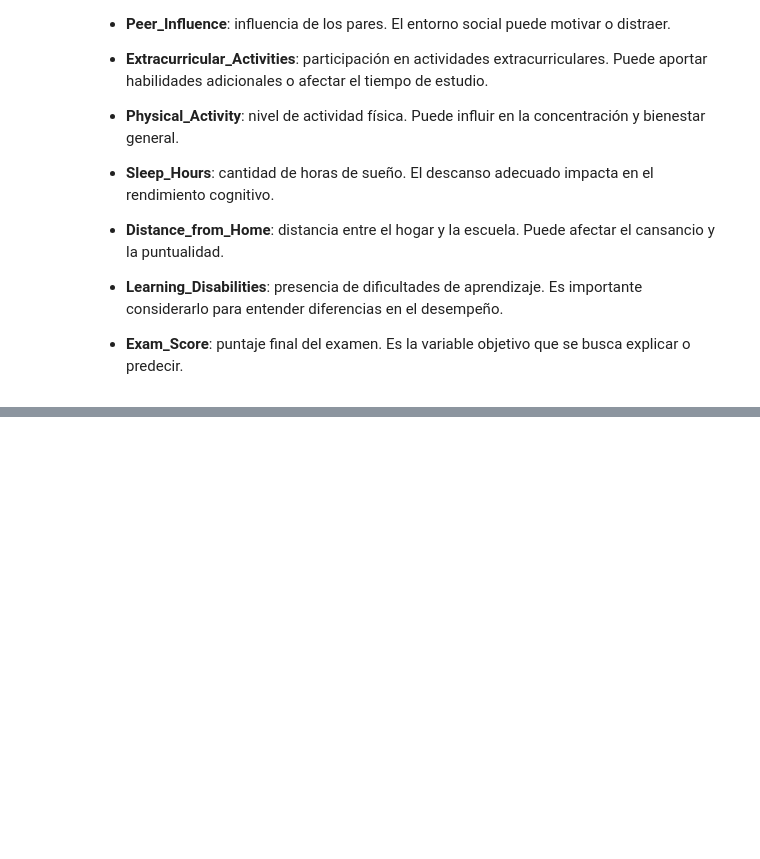
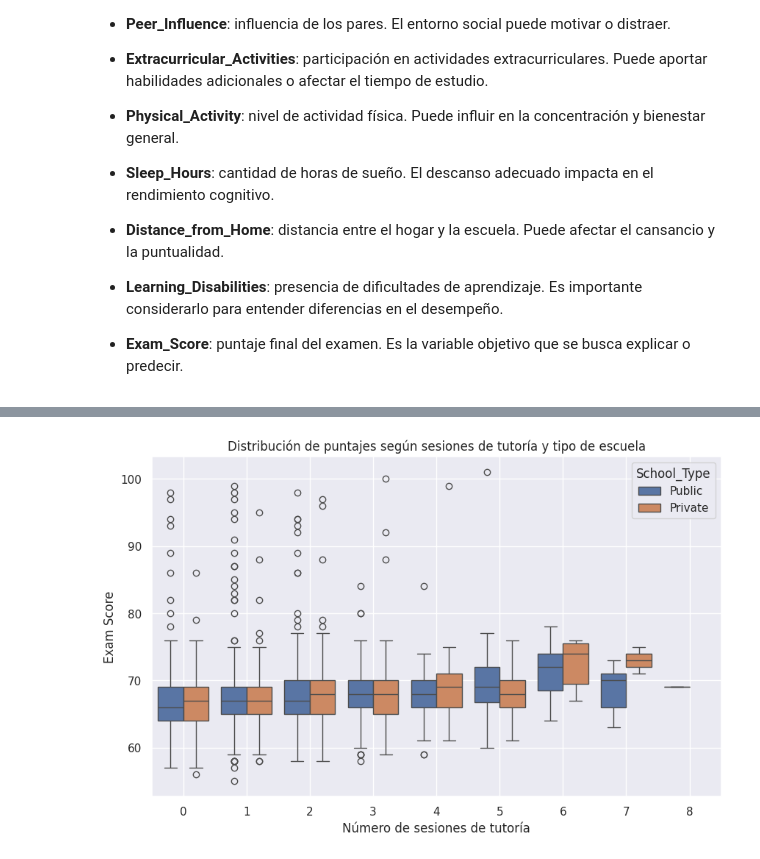
Before and after one commit to aby0202/Data-Science---Coder, a Jupyter notebook: DatasetsYañezAgustina.ipynb, the cells around one changed output, grey strips where cells are left out. Cells and saved outputs as stored; diff of their text form; code cells hidden in the pictures; blank space fills up the shorter version.

```diff
--- a/DatasetsYañezAgustina.ipynb
+++ b/DatasetsYañezAgustina.ipynb
@@ -78,0 +202,17 @@ memory usage: 1.0+ MB
+# %%
+#Gráfico Box Plot con Seaborn
+
+plt.figure(figsize=(10,6))
+sns.boxplot(
+    data=DataSet,
+    x="Tutoring_Sessions",
+    y="Exam_Score",
+    hue="School_Type"
+)
+plt.title("Distribución de puntajes según sesiones de tutoría y tipo de escuela")
+plt.xlabel("Número de sesiones de tutoría")
+plt.ylabel("Exam Score")
+plt.grid(True)
+plt.show()
+# %% [output]
+[figure, added]
```
Also changed, not shown: parts of 18 cells of this notebook.
